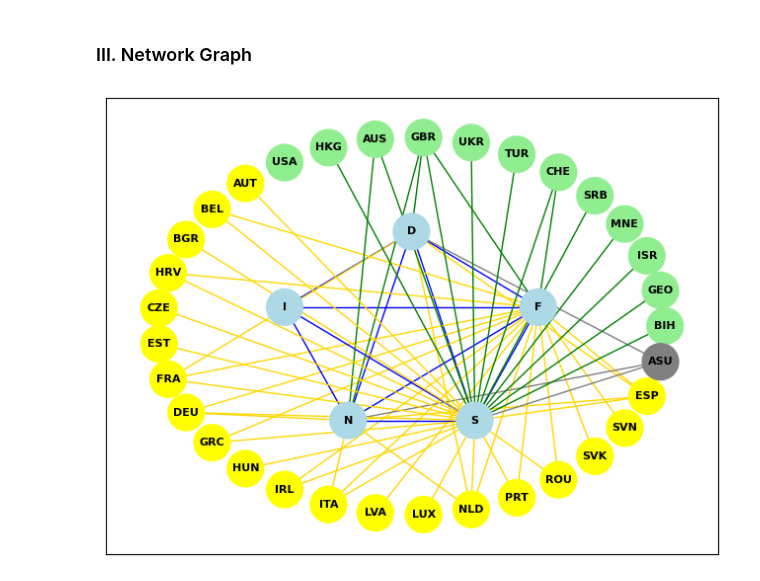
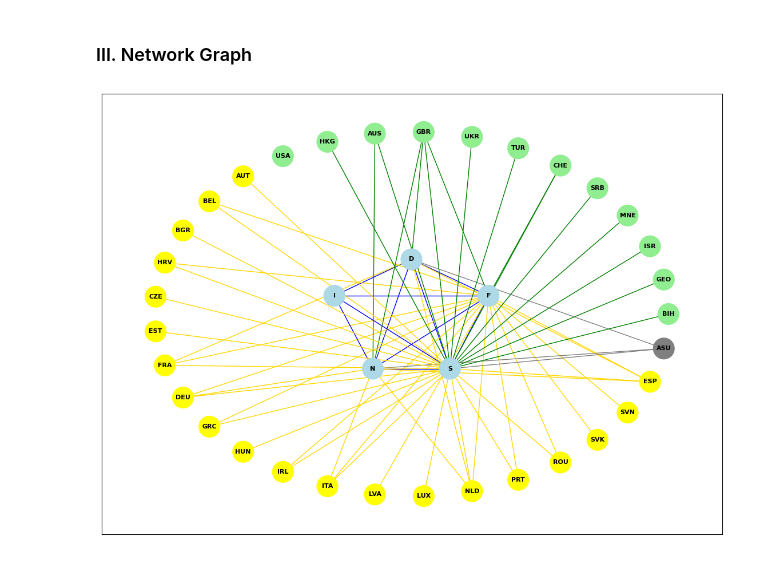
Before and after one commit to helpmegetoutofthiscodinghell/PLOTS, a Jupyter notebook: assignment.ipynb, the cells around one changed output. Cells and saved outputs as stored; diff of their text form; code cells hidden in the pictures.

Commit message:
refactor: Updated network graph

```diff
--- a/assignment.ipynb
+++ b/assignment.ipynb
@@ -130,39 +130,39 @@ center_nodes = ['D', 'F', 'I', 'N', 'S']
 
 edge_nodes = set(G) - set(center_nodes)
 
-pos = nx.kamada_kawai_layout(G.subgraph(edge_nodes))
+pos = nx.kamada_kawai_layout(G.subgraph(edge_nodes), center=(0,0))
 
 pos.update({
-    'D': np.array([0, 0.5]),
-    'F': np.array([0.5, 0.1]),
-    'I': np.array([-0.5, 0.1]),
-    'N': np.array([-0.25, -0.5]),
-    'S': np.array([0.25, -0.5])
+    'D': np.array([0, 0.3]),
+    'F': np.array([0.3, 0.1]),
+    'I': np.array([-0.3, 0.1]),
+    'N': np.array([-0.15, -0.3]),
+    'S': np.array([0.15, -0.3])
 })
 
 node_colors = [
     'lightblue' if node in blue_nodes else
     'lightgreen' if node in green_nodes else
     'yellow' if node in yellow_nodes else
     'gray'
     for node in G.nodes()
 ]
 
 edge_colors = [
     'blue' if v in blue_nodes or v in blue_nodes else
     'green' if v in green_nodes or v in green_nodes else
     'gold' if v in yellow_nodes or v in yellow_nodes else
     'gray'
     for u, v in G.edges()
 ]
 
 
-plt.figure(figsize=(8, 6))
+plt.figure(figsize=(14, 10))
 
 nx.draw_networkx_nodes(G, pos, node_color=node_colors, node_size=700)
 nx.draw_networkx_labels(G, pos, font_weight='bold', font_size=8)
 nx.draw_networkx_edges(G, pos, arrows=False, edge_color=edge_colors)
 
 plt.show()
 # %% [output]
-[figure, old version]
+[figure, new version]
```
